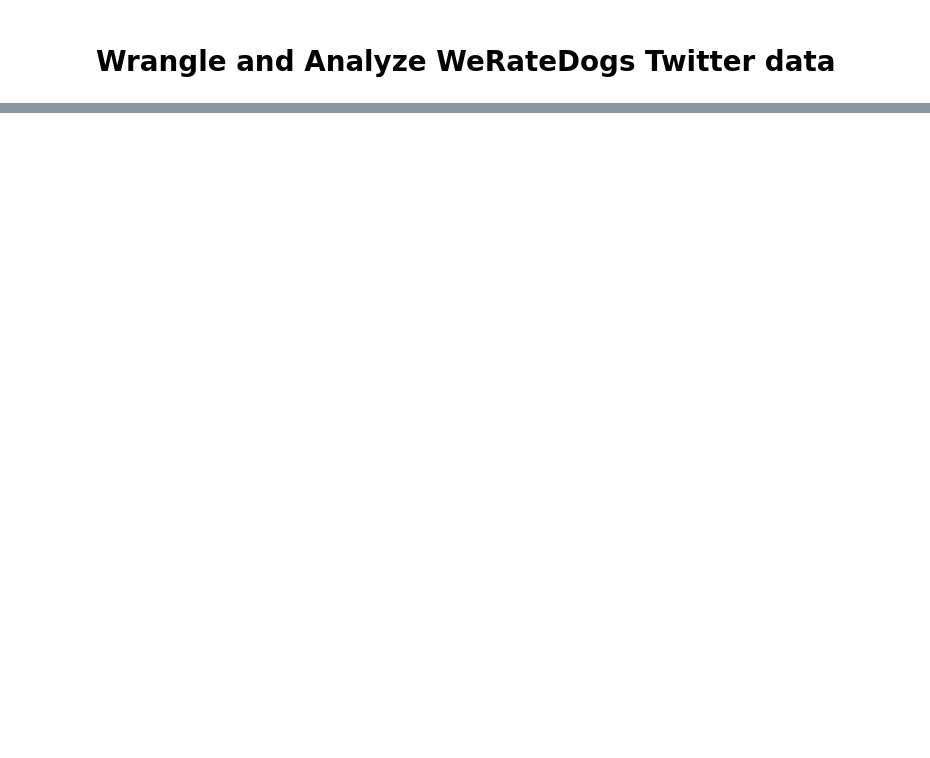
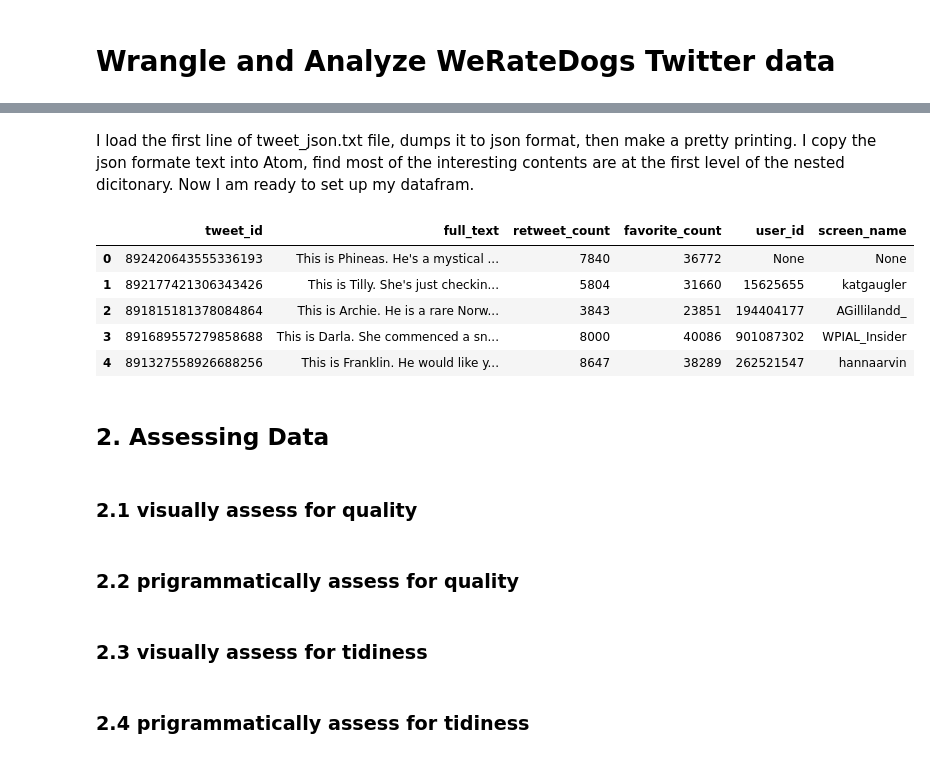
Before and after one commit to edifierxuhao/Data-wrangling, a Jupyter notebook: project4/wrangle_act.ipynb, the cells around one changed output, grey strips where cells are left out. Cells and saved outputs as stored; diff of their text form; code cells hidden in the pictures; blank space fills up the shorter version.

Commit message:
Docs : Data wrangling project

```diff
--- a/project4/wrangle_act.ipynb
+++ b/project4/wrangle_act.ipynb
@@ -35,0 +137,14 @@ image_predictions.head()
+# %%
+with open('tweet_json.txt','r') as jsfile:
+    aline = jsfile.readline()
+    js_line = json.loads(aline)
+
+#    print(json.dumps(js_line,indent=4))
+    bline = jsfile.readline()
+    js_bline = json.loads(bline)
+
+#    print(json.dumps(js_bline,indent=4))
+    cline = jsfile.readline()
+    js_cline = json.loads(cline)
+
+    print(json.dumps(js_cline,indent=4))
@@ -35,0 +169,48 @@ image_predictions.head()
+# %% [markdown]
+I load the first line of tweet_json.txt file, dumps it to json format, then make a pretty printing. I copy the json formate text into Atom, find most of the interesting contents are at the first level of the nested dicitonary. Now I am ready to set up my datafram.
+# %%
+df_list = []
+
+with open('tweet_json.txt','r') as jsfile:
+    for line in jsfile:
+        try:
+            jline = json.loads(line)
+            full_text = jline["full_text"]
+            tweet_id = jline["id"]
+            retweet_count = jline["retweet_count"]
+            favorite_count = jline["favorite_count"]
+
+            feature_all = jline["extended_entities"]["media"][0]["features"].get("all",None)
+            if feature_all == None:
+                user_id = None
+                screen_name = None
+            else:
+                user_id = feature_all["tags"][0]["user_id"]
+                screen_name = feature_all["tags"][0]["screen_name"]
+            df_list.append({'tweet_id':tweet_id, 'full_text': full_text, \
+                            'retweet_count':retweet_count,'favorite_count':favorite_count,\
+                            'user_id':user_id,'screen_name':screen_name})
+        except:
+            continue
+
+
+supplement = pd.DataFrame(df_list)
+# %%
+supplement.head()
+# %% [output]
+|  | tweet_id | full_text | retweet_count | favorite_count | user_id | screen_name |
+| 0 | 892420643555336193 | This is Phineas. He's a mystical ... | 7840 | 36772 | None | None |
+| 1 | 892177421306343426 | This is Tilly. She's just checkin... | 5804 | 31660 | 15625655 | katgaugler |
+| 2 | 891815181378084864 | This is Archie. He is a rare Norw... | 3843 | 23851 | 194404177 | AGillilandd_ |
+| 3 | 891689557279858688 | This is Darla. She commenced a sn... | 8000 | 40086 | 901087302 | WPIAL_Insider |
+| 4 | 891327558926688256 | This is Franklin. He would like y... | 8647 | 38289 | 262521547 | hannaarvin |
+# %% [markdown]
+## 2. Assessing Data
+# %% [markdown]
+### 2.1 visually assess for quality
+# %% [markdown]
+### 2.2 prigrammatically assess for quality
+# %% [markdown]
+### 2.3 visually assess for tidiness
+# %% [markdown]
+### 2.4 prigrammatically assess for tidiness
```
Also changed, not shown: parts of 14 cells of this notebook, 2 other files.
